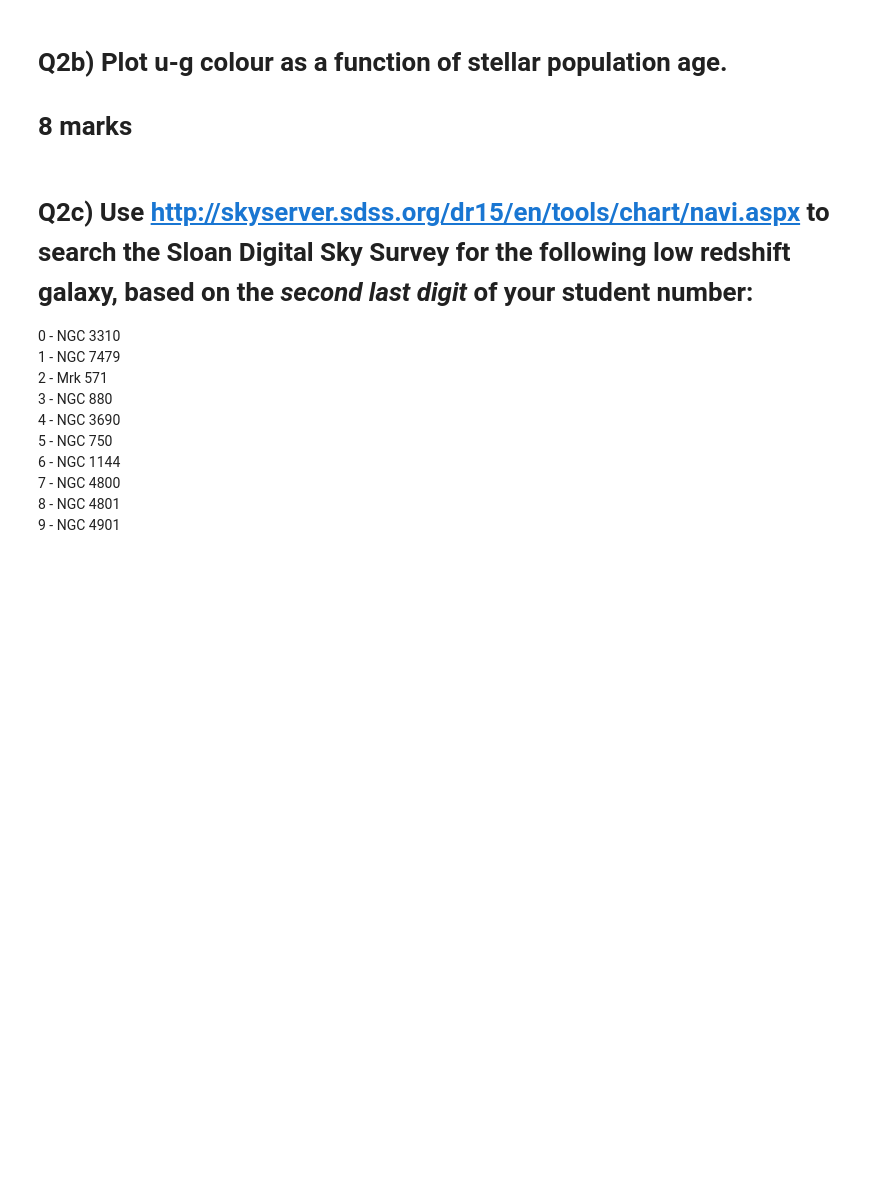
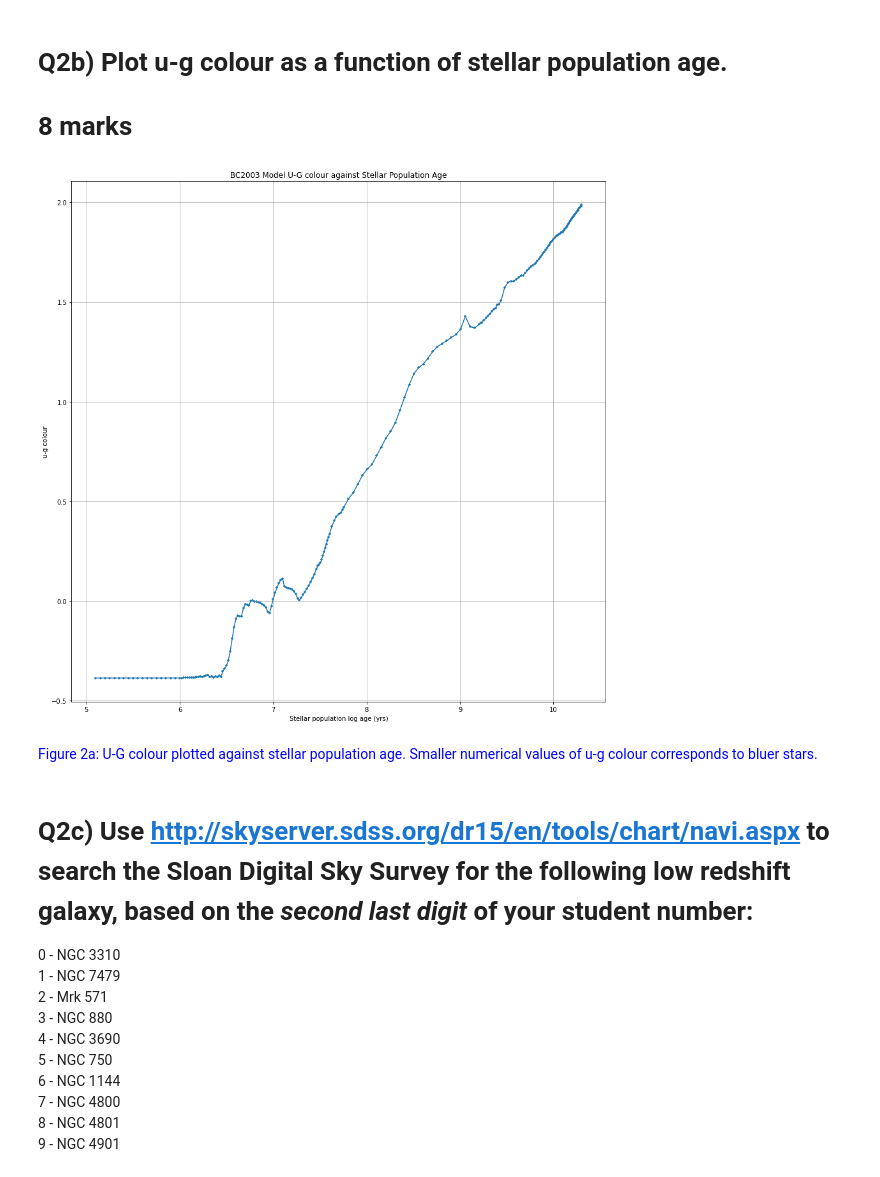
Before and after one commit to cedliang/ASP3231, a Jupyter notebook: Assignment_1/ASP3231_Assignment1_2022.ipynb, the cells around one changed output. Cells and saved outputs as stored; diff of their text form; code cells hidden in the pictures; blank space fills up the shorter version.

```diff
--- a/Assignment_1/ASP3231_Assignment1_2022.ipynb
+++ b/Assignment_1/ASP3231_Assignment1_2022.ipynb
@@ -200,3 +203,20 @@ On the other hand, we notice that the medians for both the dust donut and the wh
 # Q2a) Write code to read in this model data and print the ugriz photometry of a 10 billion year old population of stars. You may adapt code provided with the lecture notes to do this.
 
 # 8 marks
+# %%
+with open("bc2003_hr_m62_salp_ssp.1ABmag", "r") as f:
+    lines = f.readlines()
+
+# apply the split function to the lines - generator style for lazy evaluation to save memory
+split_lines_bc2003 = (line.split() for line in lines if line[0] != "#")
+column_labels_array = ["log-age-yr", "Mbol      ", "g_AB      ",
+                       "(u-g)AB", "(g-r)AB", "(g-i)AB", "(g-z)AB"]
+
+# convert the elements to float
+raw_data_bc2003 = [[float(elem) for elem in line]
+                   for line in split_lines_bc2003]
+
+ten_bil_row = next(filter(lambda row: row[0] == float(10), raw_data_bc2003))
+
+for idx, elem in enumerate(ten_bil_row):
+    print(column_labels_array[idx], "\t", elem)
@@ -204,6 +232,21 @@ On the other hand, we notice that the medians for both the dust donut and the wh
 # Q2b) Plot u-g colour as a function of stellar population age.
 
 # 8 marks
+# %%
+u_min_gs = list(map(operator.itemgetter(3), raw_data_bc2003))
+ages = list(map(operator.itemgetter(0), raw_data_bc2003))
+
+plt.plot(ages, u_min_gs)
+plt.scatter(ages, u_min_gs, marker="+", s=16)
+plt.title("BC2003 Model U-G colour against Stellar Population Age")
+plt.xlabel("Stellar population log age (yrs)")
+plt.ylabel("u-g colour")
+plt.grid(True)
+plt.show()
+# %% [output]
+[figure, added]
+# %% [markdown]
+<font color=blue> Figure 2a: U-G colour plotted against stellar population age. Smaller numerical values of u-g colour corresponds to bluer stars.
 # %% [markdown]
 # Q2c) Use http://skyserver.sdss.org/dr15/en/tools/chart/navi.aspx to search the Sloan Digital Sky Survey for the following low redshift galaxy, based on the <I>second last digit</I> of your student number:
 
```
Also changed, not shown: parts of 19 cells of this notebook, 1 other file.
